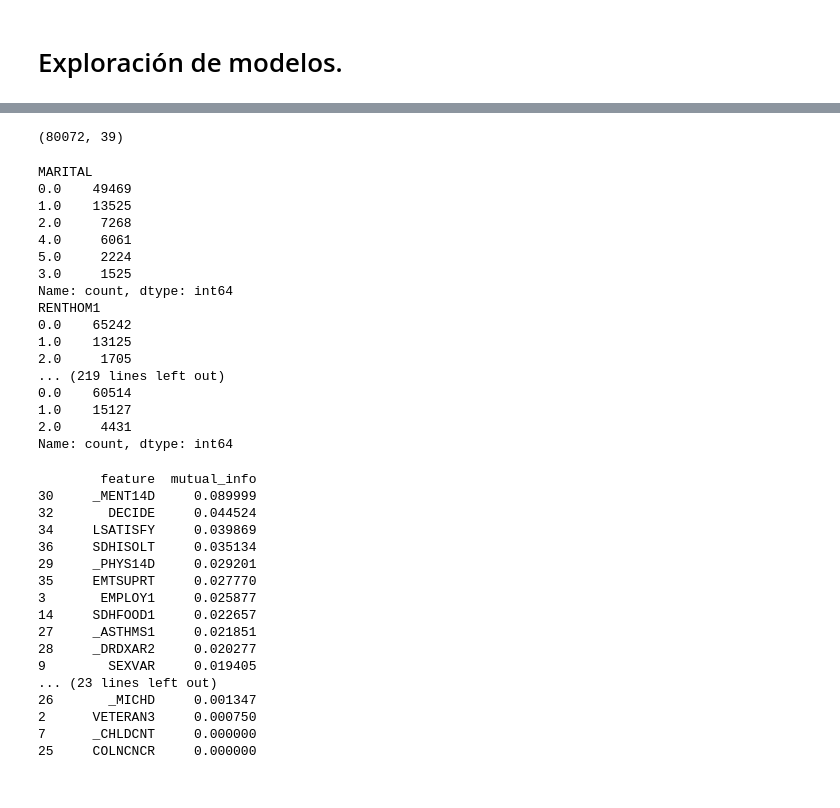
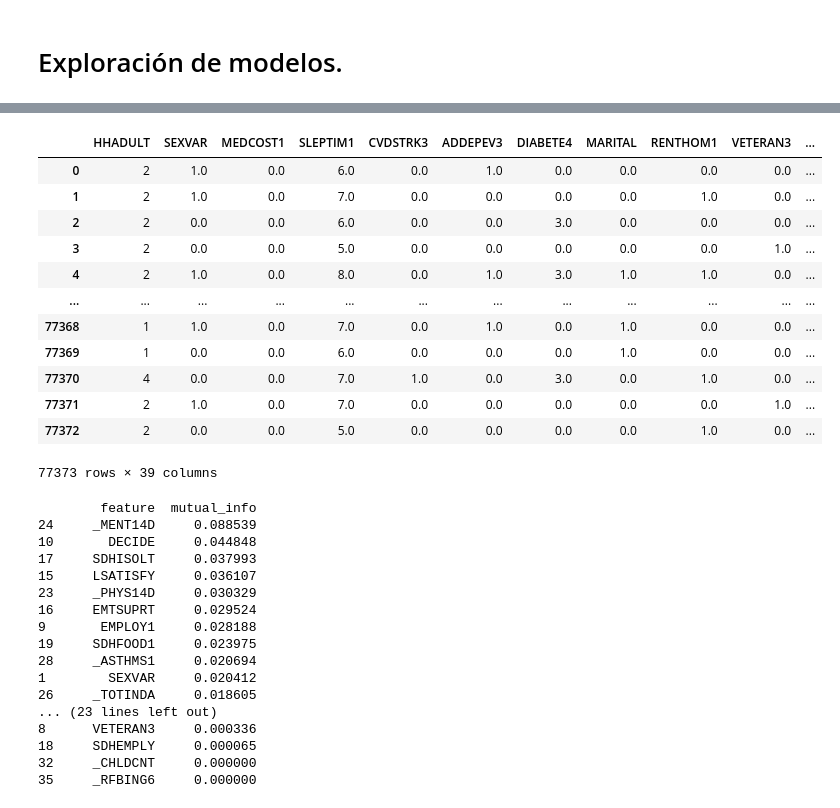
Before and after one commit to MariaDe96/Final_Project_DataScient, a Jupyter notebook: src/models.ipynb, the cells around one changed output, grey strips where cells are left out. Drawn from its saved outputs; the diff is of its cells as text; code cells hidden in the pictures.

```diff
--- a/src/models.ipynb
+++ b/src/models.ipynb
@@ -78,4 +2,0 @@ for col in columnas:
-# %%
-df.shape
-# %% [output]
-(80072, 39)
@@ -84,24 +3,3 @@ df.shape
-# %%
-for col in columnas:
-    print(df[col].value_counts())
-# %% [output]
-MARITAL
-0.0    49469
-1.0    13525
-2.0     7268
-4.0     6061
-5.0     2224
-3.0     1525
-Name: count, dtype: int64
-RENTHOM1
-0.0    65242
-1.0    13125
-2.0     1705
-... (219 lines left out)
-0.0    60514
-1.0    15127
-2.0     4431
-Name: count, dtype: int64
 # %%
 import numpy as np
 import pandas as pd
@@ -143,6 +41,23 @@ from catboost import CatBoostClassifier
 from xgboost import XGBClassifier
 
 import numpy as np
+# %%
+df = pd.read_csv("/workspaces/Final_Project_DataScient/data/processed/datafinal.csv")
+df
+# %% [output]
+|  | HHADULT | SEXVAR | MEDCOST1 | SLEPTIM1 | CVDSTRK3 | ADDEPEV3 | DIABETE4 | MARITAL | RENTHOM1 | VETERAN3 | ... |
+| 0 | 2 | 1.0 | 0.0 | 6.0 | 0.0 | 1.0 | 0.0 | 0.0 | 0.0 | 0.0 | ... |
+| 1 | 2 | 1.0 | 0.0 | 7.0 | 0.0 | 0.0 | 0.0 | 0.0 | 1.0 | 0.0 | ... |
+| 2 | 2 | 0.0 | 0.0 | 6.0 | 0.0 | 0.0 | 3.0 | 0.0 | 0.0 | 0.0 | ... |
+| 3 | 2 | 0.0 | 0.0 | 5.0 | 0.0 | 0.0 | 0.0 | 0.0 | 0.0 | 1.0 | ... |
+| 4 | 2 | 1.0 | 0.0 | 8.0 | 0.0 | 1.0 | 3.0 | 1.0 | 1.0 | 0.0 | ... |
+| ... | ... | ... | ... | ... | ... | ... | ... | ... | ... | ... | ... |
+| 77368 | 1 | 1.0 | 0.0 | 7.0 | 0.0 | 1.0 | 0.0 | 1.0 | 0.0 | 0.0 | ... |
+| 77369 | 1 | 0.0 | 0.0 | 6.0 | 0.0 | 0.0 | 0.0 | 1.0 | 0.0 | 0.0 | ... |
+| 77370 | 4 | 0.0 | 0.0 | 7.0 | 1.0 | 0.0 | 3.0 | 0.0 | 1.0 | 0.0 | ... |
+| 77371 | 2 | 1.0 | 0.0 | 7.0 | 0.0 | 0.0 | 0.0 | 0.0 | 0.0 | 1.0 | ... |
+| 77372 | 2 | 0.0 | 0.0 | 5.0 | 0.0 | 0.0 | 0.0 | 0.0 | 1.0 | 0.0 | ... |
+77373 rows × 39 columns
 # %%
 from sklearn.feature_selection import mutual_info_classif
 import pandas as pd
@@ -161,22 +76,22 @@ mi_df = mi_df.sort_values(by='mutual_info', ascending=False)
 print(mi_df)
 # %% [output]
         feature  mutual_info
-30     _MENT14D     0.089999
-32       DECIDE     0.044524
-34     LSATISFY     0.039869
-36     SDHISOLT     0.035134
-29     _PHYS14D     0.029201
-35     EMTSUPRT     0.027770
-3       EMPLOY1     0.025877
-14     SDHFOOD1     0.022657
-27     _ASTHMS1     0.021851
-28     _DRDXAR2     0.020277
-9        SEXVAR     0.019405
+24     _MENT14D     0.088539
+10       DECIDE     0.044848
+17     SDHISOLT     0.037993
+15     LSATISFY     0.036107
+23     _PHYS14D     0.030329
+16     EMTSUPRT     0.029524
+9       EMPLOY1     0.028188
+19     SDHFOOD1     0.023975
+28     _ASTHMS1     0.020694
+1        SEXVAR     0.020412
+26     _TOTINDA     0.018605
 ... (23 lines left out)
-26       _MICHD     0.001347
-2      VETERAN3     0.000750
-7      _CHLDCNT     0.000000
-25     COLNCNCR     0.000000
+8      VETERAN3     0.000336
+18     SDHEMPLY     0.000065
+32     _CHLDCNT     0.000000
+35     _RFBING6     0.000000
 # %%
 from sklearn.ensemble import RandomForestClassifier
 import pandas as pd
```
Also changed, not shown: parts of 44 cells of this notebook, 7 other files.
